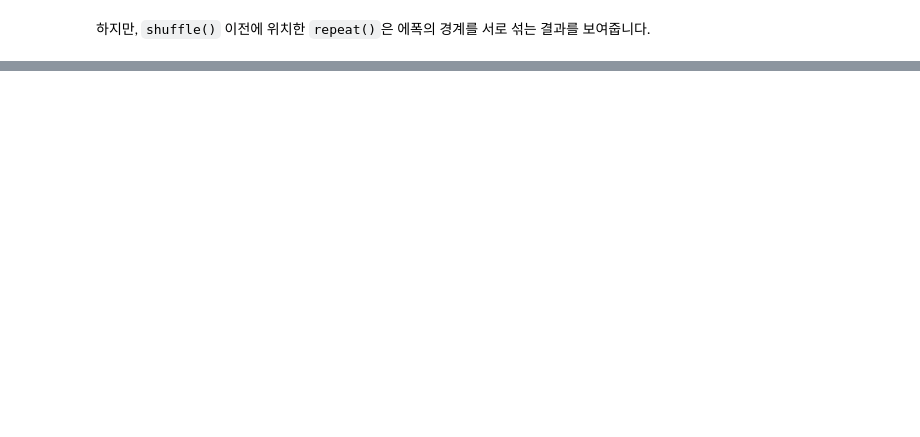
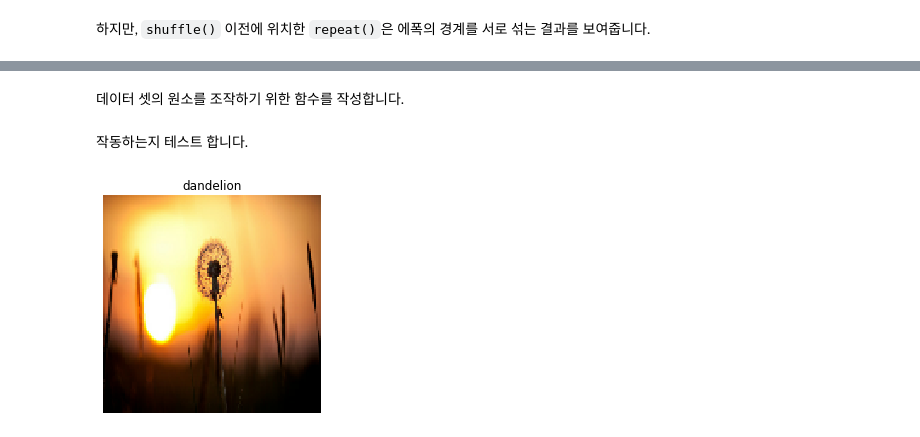
Before and after one commit to Ilevk/TIL, a Jupyter notebook: Python/Machine Learning/Tensorflow/Tensorflow_Tutorials/tf.data.ipynb, the cells around one changed output, grey strips where cells are left out. Saved outputs shown, nothing was run; the diff lists cells and outputs as text; code cells hidden in the pictures; blank space fills up the shorter version.

Commit message:
Edit tf.data.ipynb
Done Decoding image data and resizing it and
Apply arbitrary Python logic

```diff
--- a/Python/Machine Learning/Tensorflow/Tensorflow_Tutorials/tf.data.ipynb
+++ b/Python/Machine Learning/Tensorflow/Tensorflow_Tutorials/tf.data.ipynb
@@ -880,0 +911,30 @@ plt.legend()
+# %%
+list_ds = tf.data.Dataset.list_files(str(flowers_root/'*/*'))
+# %% [markdown]
+데이터 셋의 원소를 조작하기 위한 함수를 작성합니다.
+# %%
+# 파일로부터 이미지를 읽습니다, 해당 이미지를 밀집한 텐서로 복호화 합니다. 그리고 고정된 크기로 조정합니다.
+def parse_image(filename):
+    parts = tf.strings.split(filename, '/')
+    label = parts[-2]
+
+    image = tf.io.read_file(filename)
+    image = tf.image.decode_jpeg(image)
+    image = tf.image.convert_image_dtype(image, tf.float32)
+    image = tf.image.resize(image, [128, 128])
+    return image, label
+# %% [markdown]
+작동하는지 테스트 합니다.
+# %%
+file_path = next(iter(list_ds))
+image, label = parse_image(file_path)
+
+def show(image, label):
+    plt.figure()
+    plt.imshow(image)
+    plt.title(label.numpy().decode('utf-8'))
+    plt.axis('off')
+
+show(image, label)
+# %% [output]
+[figure, added]
```
Also changed, not shown: parts of 28 cells of this notebook.
